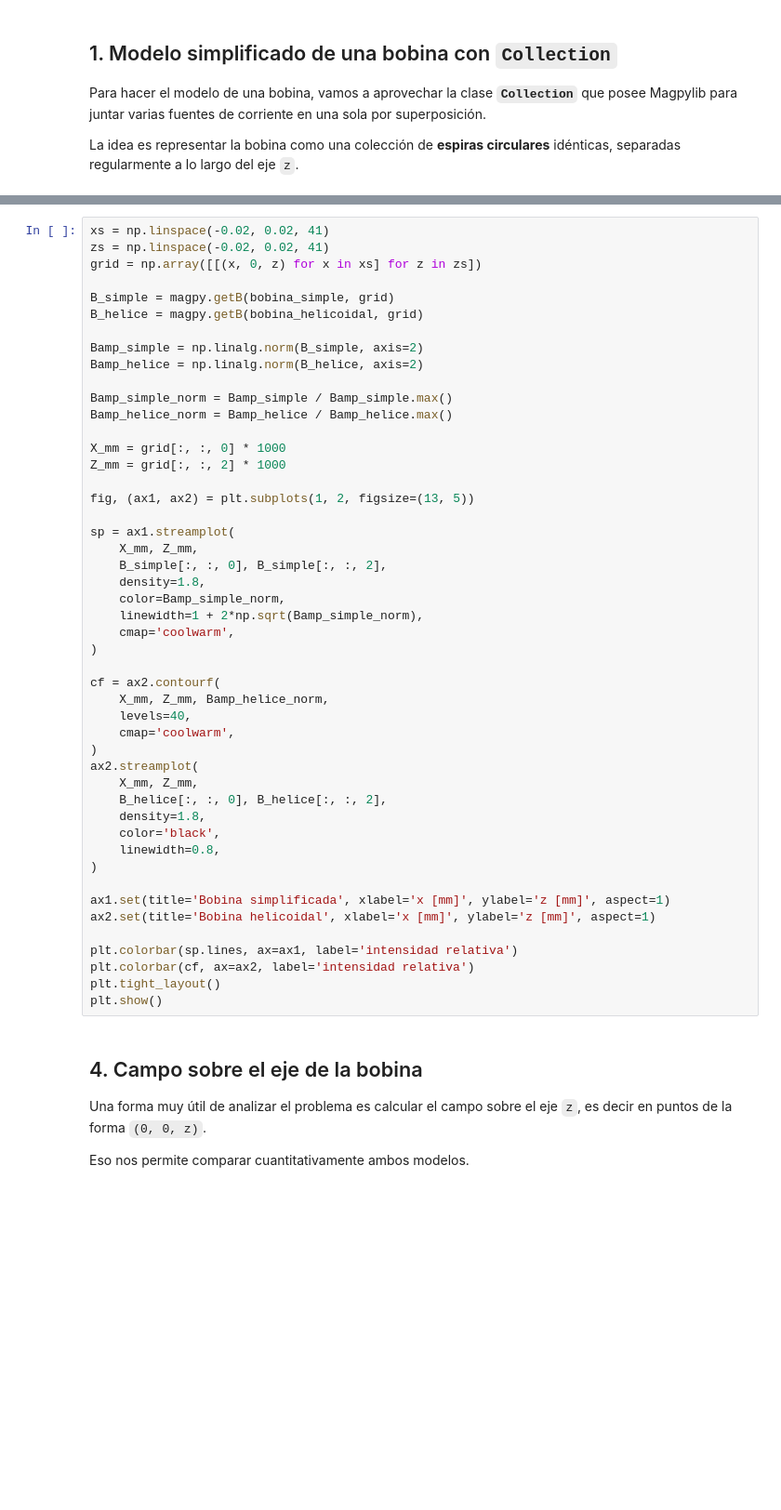
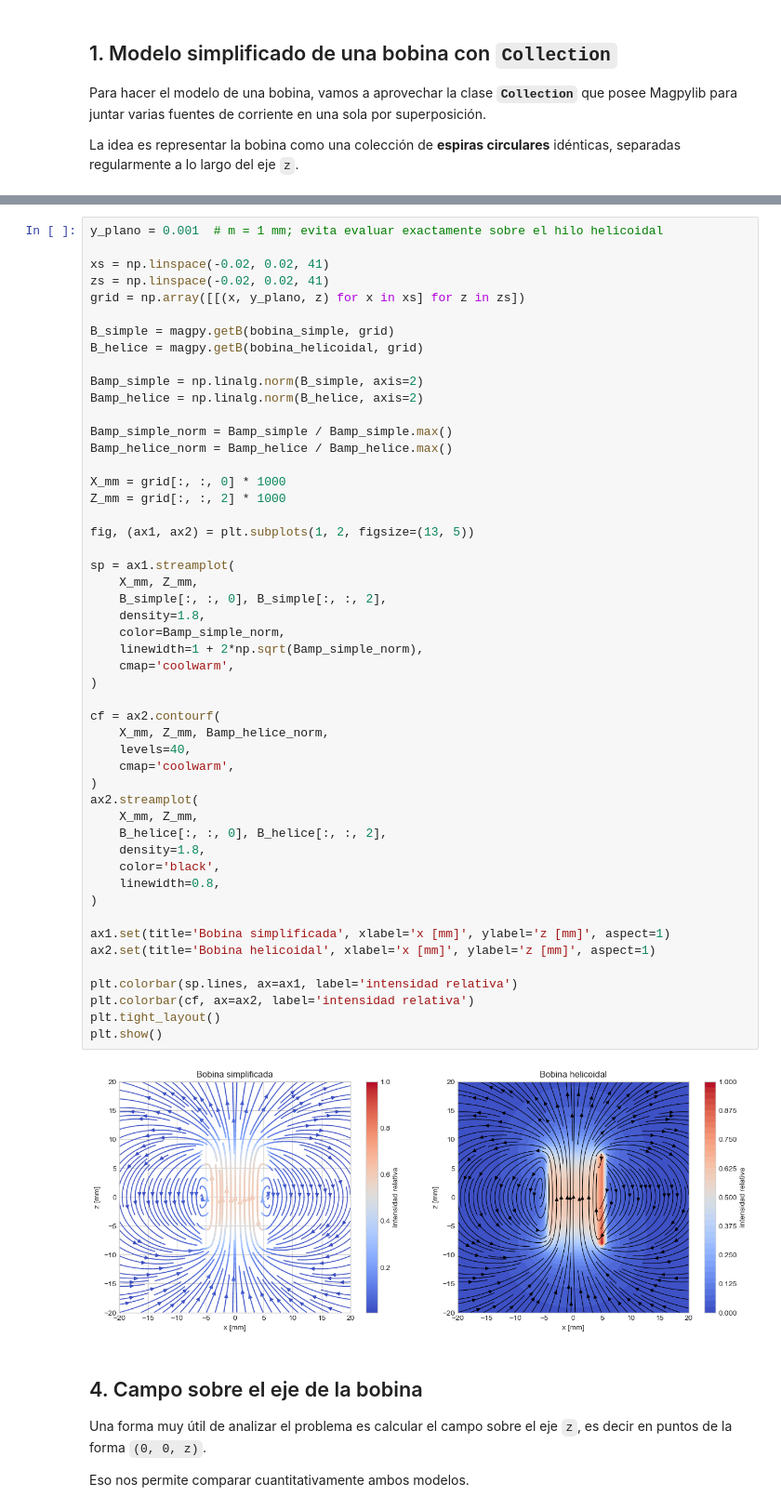
Before and after one commit to acorbat/labo3_magpylib, a Jupyter notebook: notebooks/01_introduccion_magpylib.ipynb, the cells around one changed output, grey strips where cells are left out. Shown at 93% size. Saved outputs shown, nothing was run; the diff lists cells and outputs as text; blank space fills up the shorter version.

```diff
--- a/notebooks/01_introduccion_magpylib.ipynb
+++ b/notebooks/01_introduccion_magpylib.ipynb
@@ -108,9 +126,11 @@ Vamos a comparar ambos modelos calculando el campo magnético en una grilla del
 - En el panel izquierdo se muestra el campo de la **bobina simplificada** con líneas de flujo.
 - En el panel derecho se muestra el campo de la **bobina helicoidal**, con mapa de color y líneas.
 # %%
+y_plano = 0.001  # m = 1 mm; evita evaluar exactamente sobre el hilo helicoidal
+
 xs = np.linspace(-0.02, 0.02, 41)
 zs = np.linspace(-0.02, 0.02, 41)
-grid = np.array([[(x, 0, z) for x in xs] for z in zs])
+grid = np.array([[(x, y_plano, z) for x in xs] for z in zs])
 
 B_simple = magpy.getB(bobina_simple, grid)
 B_helice = magpy.getB(bobina_helicoidal, grid)
@@ -128,33 +148,35 @@ fig, (ax1, ax2) = plt.subplots(1, 2, figsize=(13, 5))
 
 sp = ax1.streamplot(
     X_mm, Z_mm,
     B_simple[:, :, 0], B_simple[:, :, 2],
     density=1.8,
     color=Bamp_simple_norm,
     linewidth=1 + 2*np.sqrt(Bamp_simple_norm),
     cmap='coolwarm',
 )
 
 cf = ax2.contourf(
     X_mm, Z_mm, Bamp_helice_norm,
     levels=40,
     cmap='coolwarm',
 )
 ax2.streamplot(
     X_mm, Z_mm,
     B_helice[:, :, 0], B_helice[:, :, 2],
     density=1.8,
     color='black',
     linewidth=0.8,
 )
 
 ax1.set(title='Bobina simplificada', xlabel='x [mm]', ylabel='z [mm]', aspect=1)
 ax2.set(title='Bobina helicoidal', xlabel='x [mm]', ylabel='z [mm]', aspect=1)
 
 plt.colorbar(sp.lines, ax=ax1, label='intensidad relativa')
 plt.colorbar(cf, ax=ax2, label='intensidad relativa')
 plt.tight_layout()
 plt.show()
+# %% [output]
+[figure, added]
 # %% [markdown]
 ## 4. Campo sobre el eje de la bobina
 
```
Also changed, not shown: parts of 11 cells of this notebook.
